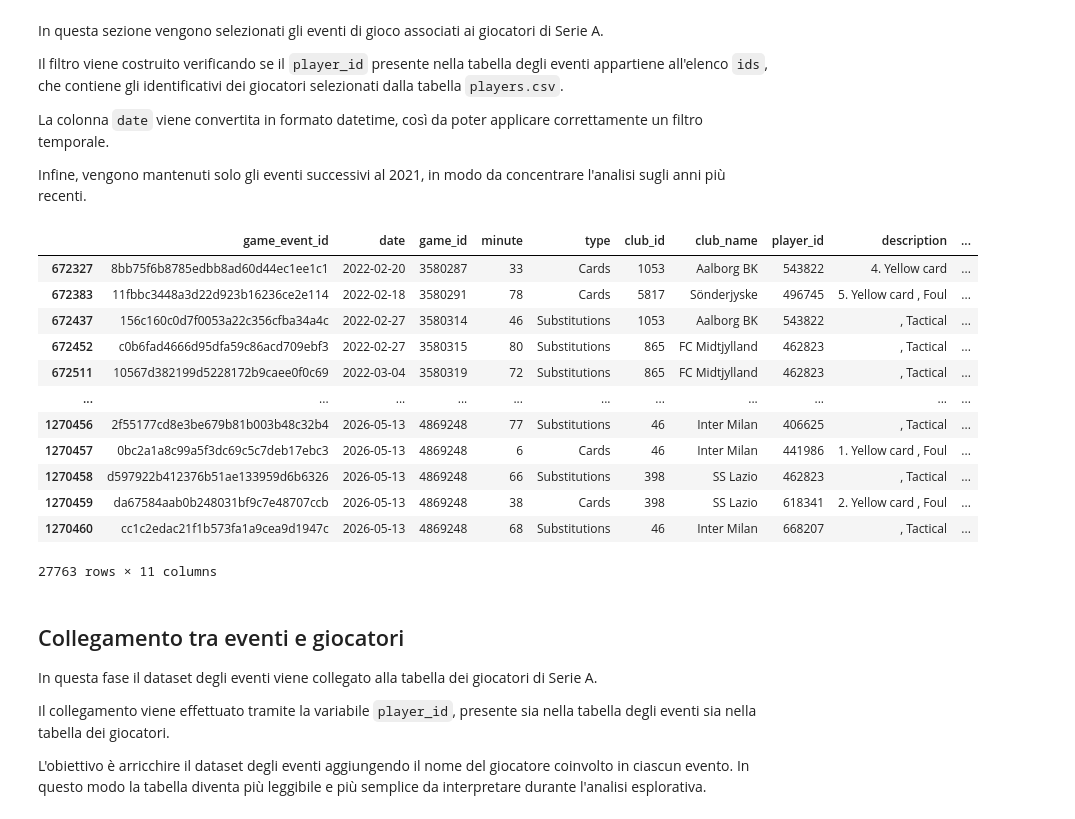
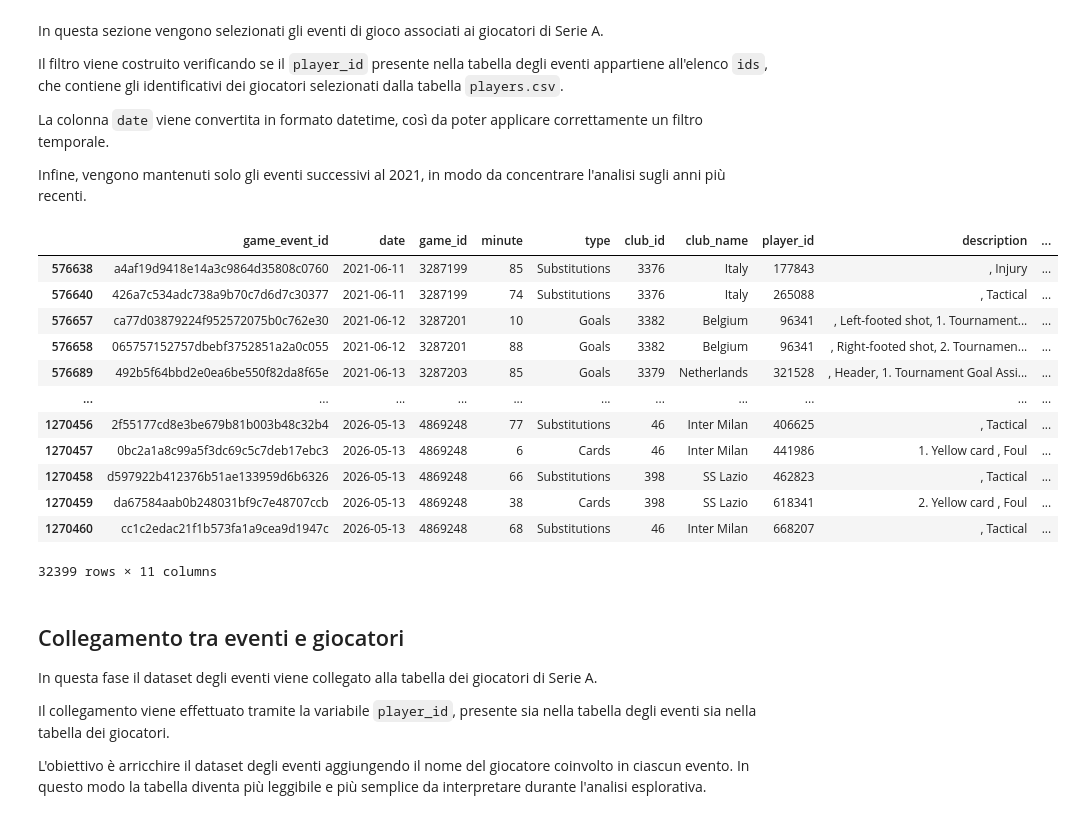
Before and after one commit to burraco04/serieA-Prediction-Model, a Jupyter notebook: notebook.ipynb, the cells around one changed output. Drawn from its saved outputs; the diff is of its cells as text; code cells hidden in the pictures.

```diff
--- a/notebook.ipynb
+++ b/notebook.ipynb
@@ -133,22 +122,22 @@ Infine, vengono mantenuti solo gli eventi successivi al 2021, in modo da concent
 # %%
 mask = events["player_id"].isin(ids)
 events["date"] = pd.to_datetime(events["date"])
-relevant_events = events[mask & (events.date.dt.year > 2021)]
+relevant_events = events[mask & (events.date.dt.year > 2020)]
 relevant_events
 # %% [output]
 |  | game_event_id | date | game_id | minute | type | club_id | club_name | player_id | description | ... |
-| 672327 | 8bb75f6b8785edbb8ad60d44ec1ee1c1 | 2022-02-20 | 3580287 | 33 | Cards | 1053 | Aalborg BK | 543822 | 4. Yellow card | ... |
-| 672383 | 11fbbc3448a3d22d923b16236ce2e114 | 2022-02-18 | 3580291 | 78 | Cards | 5817 | Sönderjyske | 496745 | 5. Yellow card , Foul | ... |
-| 672437 | 156c160c0d7f0053a22c356cfba34a4c | 2022-02-27 | 3580314 | 46 | Substitutions | 1053 | Aalborg BK | 543822 | , Tactical | ... |
-| 672452 | c0b6fad4666d95dfa59c86acd709ebf3 | 2022-02-27 | 3580315 | 80 | Substitutions | 865 | FC Midtjylland | 462823 | , Tactical | ... |
-| 672511 | 10567d382199d5228172b9caee0f0c69 | 2022-03-04 | 3580319 | 72 | Substitutions | 865 | FC Midtjylland | 462823 | , Tactical | ... |
+| 576638 | a4af19d9418e14a3c9864d35808c0760 | 2021-06-11 | 3287199 | 85 | Substitutions | 3376 | Italy | 177843 | , Injury | ... |
+| 576640 | 426a7c534adc738a9b70c7d6d7c30377 | 2021-06-11 | 3287199 | 74 | Substitutions | 3376 | Italy | 265088 | , Tactical | ... |
+| 576657 | ca77d03879224f952572075b0c762e30 | 2021-06-12 | 3287201 | 10 | Goals | 3382 | Belgium | 96341 | , Left-footed shot, 1. Tournament... | ... |
+| 576658 | 065757152757dbebf3752851a2a0c055 | 2021-06-12 | 3287201 | 88 | Goals | 3382 | Belgium | 96341 | , Right-footed shot, 2. Tournamen... | ... |
+| 576689 | 492b5f64bbd2e0ea6be550f82da8f65e | 2021-06-13 | 3287203 | 85 | Goals | 3379 | Netherlands | 321528 | , Header, 1. Tournament Goal Assi... | ... |
 | ... | ... | ... | ... | ... | ... | ... | ... | ... | ... | ... |
 | 1270456 | 2f55177cd8e3be679b81b003b48c32b4 | 2026-05-13 | 4869248 | 77 | Substitutions | 46 | Inter Milan | 406625 | , Tactical | ... |
 | 1270457 | 0bc2a1a8c99a5f3dc69c5c7deb17ebc3 | 2026-05-13 | 4869248 | 6 | Cards | 46 | Inter Milan | 441986 | 1. Yellow card , Foul | ... |
 | 1270458 | d597922b412376b51ae133959d6b6326 | 2026-05-13 | 4869248 | 66 | Substitutions | 398 | SS Lazio | 462823 | , Tactical | ... |
 | 1270459 | da67584aab0b248031bf9c7e48707ccb | 2026-05-13 | 4869248 | 38 | Cards | 398 | SS Lazio | 618341 | 2. Yellow card , Foul | ... |
 | 1270460 | cc1c2edac21f1b573fa1a9cea9d1947c | 2026-05-13 | 4869248 | 68 | Substitutions | 46 | Inter Milan | 668207 | , Tactical | ... |
-27763 rows × 11 columns
+32399 rows × 11 columns
 # %% [markdown]
 ## Collegamento tra eventi e giocatori
 
```
Also changed, not shown: parts of 6 cells of this notebook.
